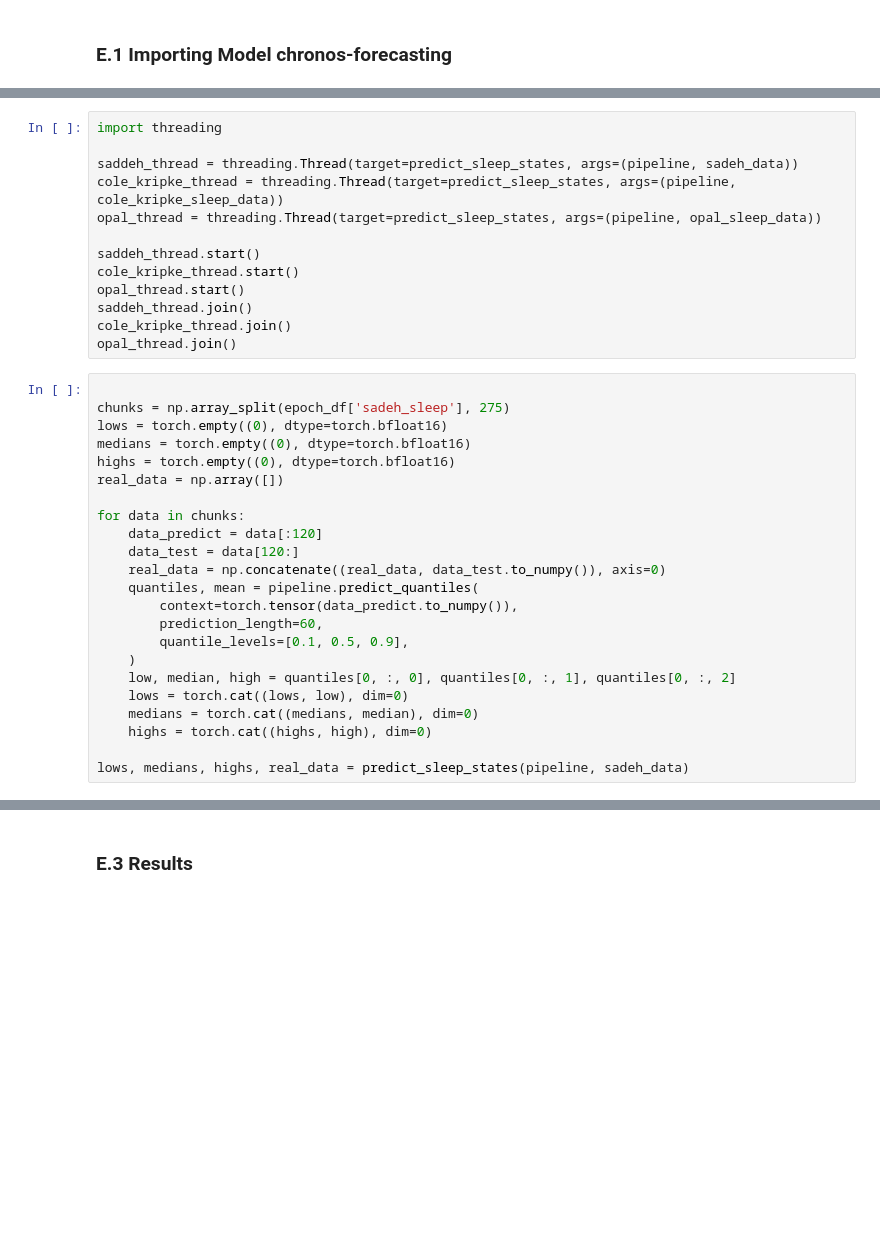
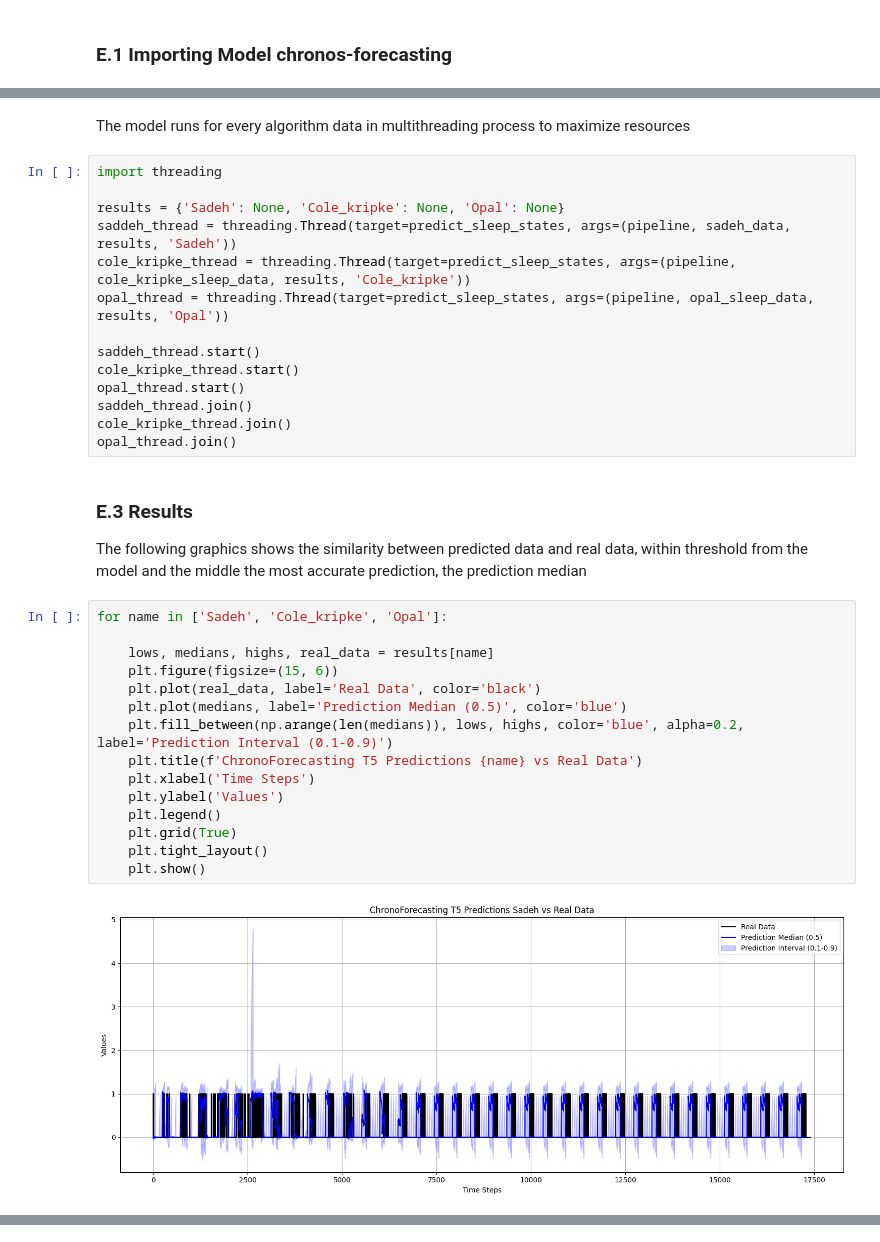
Before and after one commit to JkVely/SleepStatesPrediction, a Jupyter notebook: Final_Course_Project/model/predictSleepStates.ipynb, the cells around one changed output, grey strips where cells are left out. Cells and saved outputs as stored; diff of their text form; blank space fills up the shorter version.

Commit message:
feat(model):uploading graphics and fine tunned model

```diff
--- a/Final_Course_Project/model/predictSleepStates.ipynb
+++ b/Final_Course_Project/model/predictSleepStates.ipynb
@@ -519,9 +621,12 @@ def predict_sleep_states(pipeline, data):
+# %% [markdown]
+The model runs for every algorithm data in multithreading process to maximize resources
 # %%
 import threading
 
-saddeh_thread = threading.Thread(target=predict_sleep_states, args=(pipeline, sadeh_data))
-cole_kripke_thread = threading.Thread(target=predict_sleep_states, args=(pipeline, cole_kripke_sleep_data))
-opal_thread = threading.Thread(target=predict_sleep_states, args=(pipeline, opal_sleep_data))
+results = {'Sadeh': None, 'Cole_kripke': None, 'Opal': None}
+saddeh_thread = threading.Thread(target=predict_sleep_states, args=(pipeline, sadeh_data, results, 'Sadeh'))
+cole_kripke_thread = threading.Thread(target=predict_sleep_states, args=(pipeline, cole_kripke_sleep_data, results, 'Cole_kripke'))
+opal_thread = threading.Thread(target=predict_sleep_states, args=(pipeline, opal_sleep_data, results, 'Opal'))
 
 saddeh_thread.start()
 cole_kripke_thread.start()
@@ -529,26 +634,24 @@ opal_thread.start()
 saddeh_thread.join()
 cole_kripke_thread.join()
 opal_thread.join()
+# %% [markdown]
+### E.3 Results
+
+The following graphics shows the similarity between predicted data and real data, within threshold from the model and the middle the most accurate prediction, the prediction median
 # %%
+for name in ['Sadeh', 'Cole_kripke', 'Opal']:
 
-chunks = np.array_split(epoch_df['sadeh_sleep'], 275)
-lows = torch.empty((0), dtype=torch.bfloat16)
-medians = torch.empty((0), dtype=torch.bfloat16)
-highs = torch.empty((0), dtype=torch.bfloat16)
-real_data = np.array([])
-
-for data in chunks:
-    data_predict = data[:120]
-    data_test = data[120:]
-    real_data = np.concatenate((real_data, data_test.to_numpy()), axis=0)
-    quantiles, mean = pipeline.predict_quantiles(
-        context=torch.tensor(data_predict.to_numpy()),
-        prediction_length=60,
-        quantile_levels=[0.1, 0.5, 0.9],
-    )
-    low, median, high = quantiles[0, :, 0], quantiles[0, :, 1], quantiles[0, :, 2]
-    lows = torch.cat((lows, low), dim=0)
-    medians = torch.cat((medians, median), dim=0)
-    highs = torch.cat((highs, high), dim=0)
-
-lows, medians, highs, real_data = predict_sleep_states(pipeline, sadeh_data)
+    lows, medians, highs, real_data = results[name]
+    plt.figure(figsize=(15, 6))
+    plt.plot(real_data, label='Real Data', color='black')
+    plt.plot(medians, label='Prediction Median (0.5)', color='blue')
+    plt.fill_between(np.arange(len(medians)), lows, highs, color='blue', alpha=0.2, label='Prediction Interval (0.1-0.9)')
+    plt.title(f'ChronoForecasting T5 Predictions {name} vs Real Data')
+    plt.xlabel('Time Steps')
+    plt.ylabel('Values')
+    plt.legend()
+    plt.grid(True)
+    plt.tight_layout()
+    plt.show()
+# %% [output]
+[figure, added]
@@ -555,2 +659,0 @@ lows, medians, highs, real_data = predict_sleep_states(pipeline, sadeh_data)
-# %% [markdown]
-### E.3 Results
```
Also changed, not shown: parts of 16 cells of this notebook.
